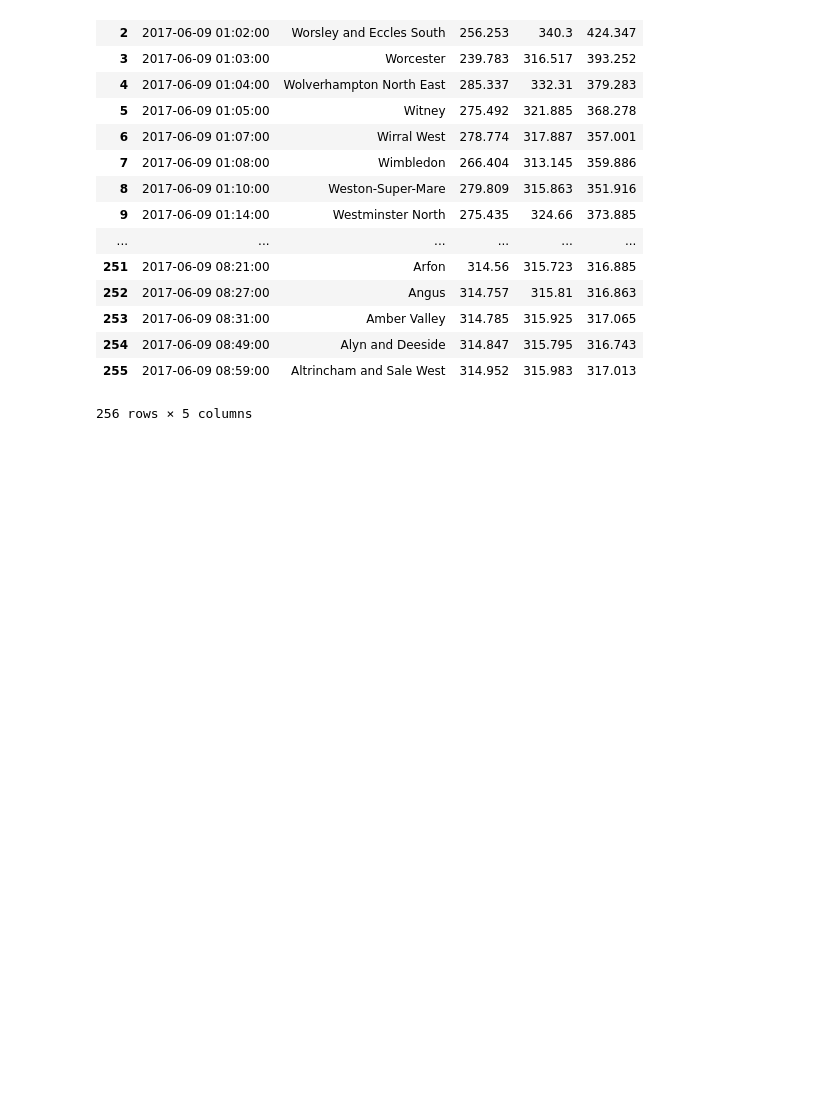
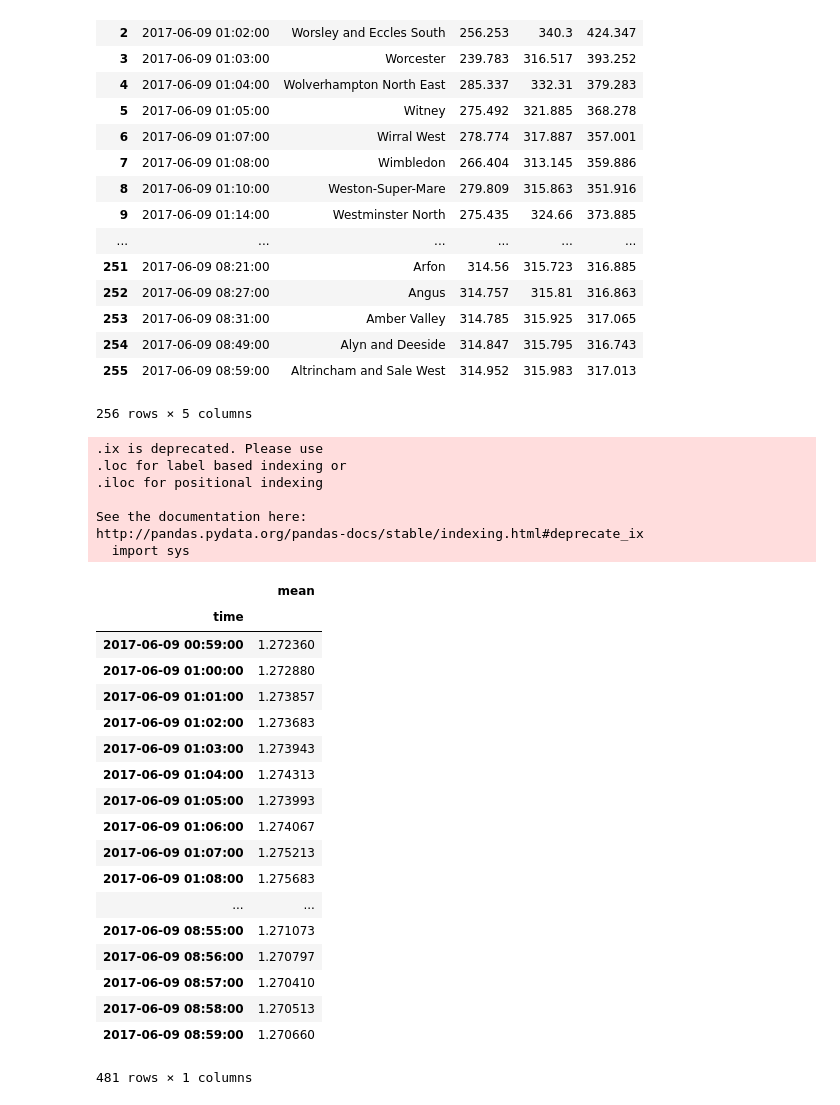
Before and after one commit to alexhuang1117/Data-Science-Portfolio, a Jupyter notebook: FX_Analysis_during_UK_Election/main.ipynb, the cells around one changed output. Cells and saved outputs as stored; diff of their text form; code cells hidden in the pictures; blank space fills up the shorter version.

```diff
--- a/FX_Analysis_during_UK_Election/main.ipynb
+++ b/FX_Analysis_during_UK_Election/main.ipynb
@@ -209,3 +225,50 @@ pred
 | 254 | 2017-06-09 08:49:00 | Alyn and Deeside | 314.847 | 315.795 | 316.743 |
 | 255 | 2017-06-09 08:59:00 | Altrincham and Sale West | 314.952 | 315.983 | 317.013 |
 256 rows × 5 columns
+# %%
+fx = pd.read_csv('data/FX data.csv',header=None,sep='\;')
+
+#the sixth column is 0, drop it
+fx = fx.drop(fx.columns[5], 1)
+
+# average the minute values.
+fx['mean'] = fx.ix[:,2:4].astype(float).mean(axis=1)
+
+# extract time value to datetime format
+fx['time'] = fx.ix[:,0]
+fx['time'] = [datetime.strptime(v, '%Y%m%d %H%M%S') for v in fx['time']]
+
+#change time to UTC to match twitter
+fx['time'] = [v + timedelta(hours=5) for v in fx['time']]
+
+fx = fx.set_index(['time'])
+fx = fx.loc[pred.time[0]:pred.time[len(pred)-1]]
+fx = fx.drop(fx.columns[0:5],1)
+fx
+# %% [output]
+.ix is deprecated. Please use
+.loc for label based indexing or
+.iloc for positional indexing
+
+See the documentation here:
+http://pandas.pydata.org/pandas-docs/stable/indexing.html#deprecate_ix
+  import sys
+|  | mean |
+| time |  |
+| 2017-06-09 00:59:00 | 1.272360 |
+| 2017-06-09 01:00:00 | 1.272880 |
+| 2017-06-09 01:01:00 | 1.273857 |
+| 2017-06-09 01:02:00 | 1.273683 |
+| 2017-06-09 01:03:00 | 1.273943 |
+| 2017-06-09 01:04:00 | 1.274313 |
+| 2017-06-09 01:05:00 | 1.273993 |
+| 2017-06-09 01:06:00 | 1.274067 |
+| 2017-06-09 01:07:00 | 1.275213 |
+| 2017-06-09 01:08:00 | 1.275683 |
+| ... | ... |
+| 2017-06-09 08:55:00 | 1.271073 |
+| 2017-06-09 08:56:00 | 1.270797 |
+| 2017-06-09 08:57:00 | 1.270410 |
+| 2017-06-09 08:58:00 | 1.270513 |
+| 2017-06-09 08:59:00 | 1.270660 |
+481 rows × 1 columns
```
Also changed, not shown: parts of 5 cells of this notebook, 3 other files.
